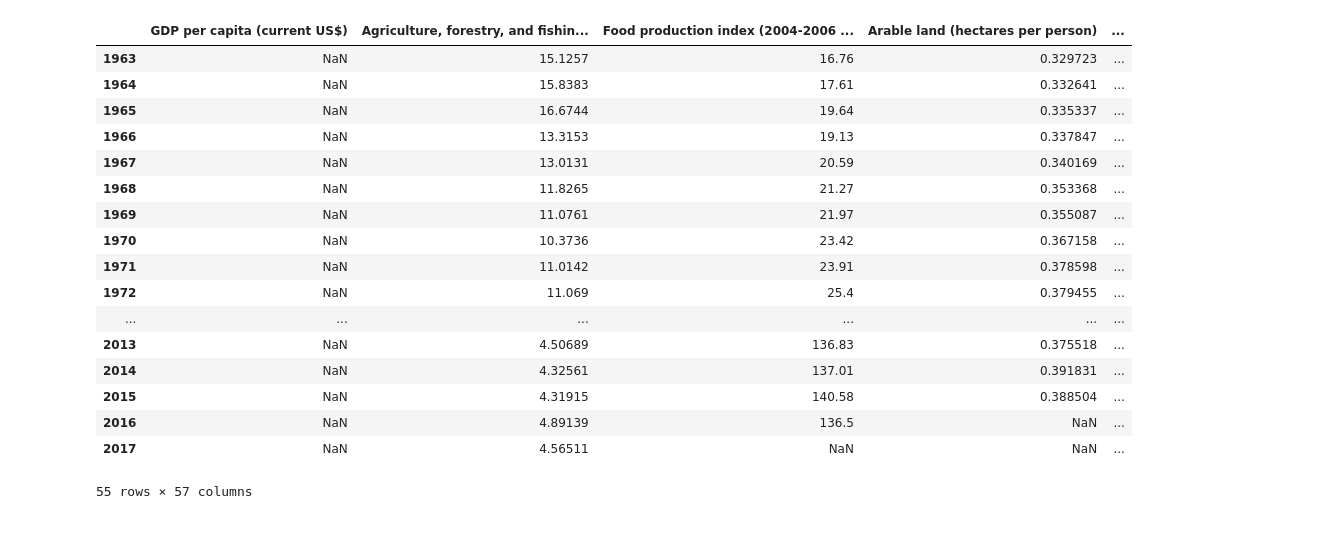
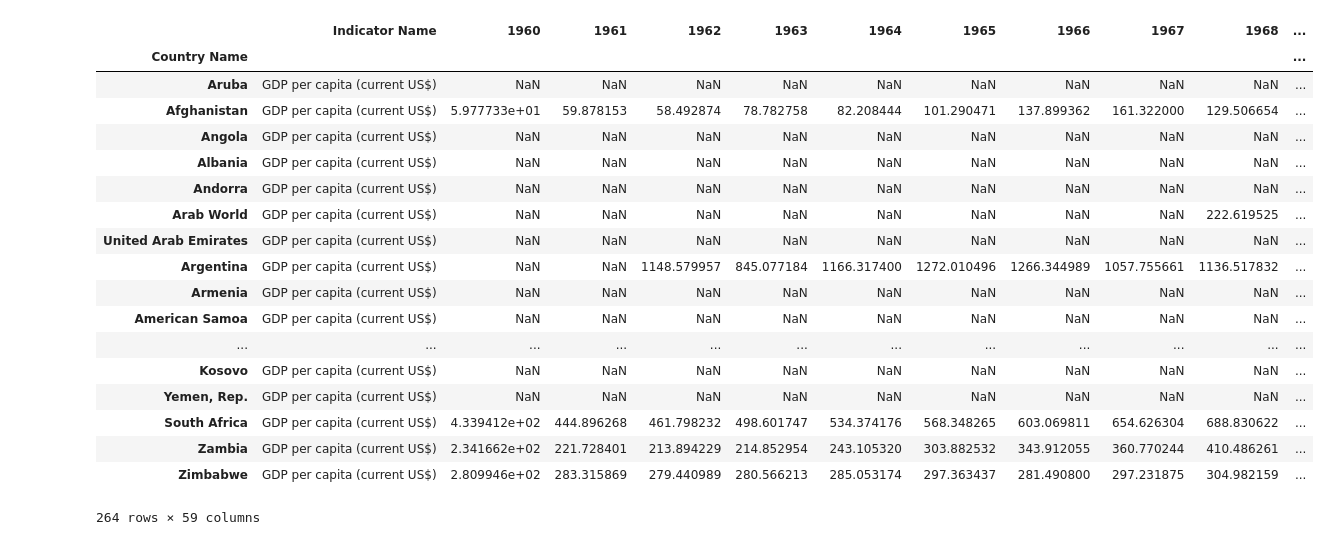
Before and after one commit to Kalysthos/P4DS-Homework, a Jupyter notebook: Teste.ipynb, the cells around one changed output. Drawn from its saved outputs; the diff is of its cells as text; code cells hidden in the pictures.

Commit message:
reparando analyze.py

```diff
--- a/Teste.ipynb
+++ b/Teste.ipynb
@@ -8,27 +8,28 @@ import plotly as ply
 import geopandas as geo
 import pandas as pd
 import numpy as np
-# %%
-analyze(data, "c-Brazil")
-# %% [output]
-|  | GDP per capita (current US$) | Agriculture, forestry, and fishin... | Food production index (2004-2006 ... | Arable land (hectares per person) | ... |
-| 1963 | NaN | 15.1257 | 16.76 | 0.329723 | ... |
-| 1964 | NaN | 15.8383 | 17.61 | 0.332641 | ... |
-| 1965 | NaN | 16.6744 | 19.64 | 0.335337 | ... |
-| 1966 | NaN | 13.3153 | 19.13 | 0.337847 | ... |
-| 1967 | NaN | 13.0131 | 20.59 | 0.340169 | ... |
-| 1968 | NaN | 11.8265 | 21.27 | 0.353368 | ... |
-| 1969 | NaN | 11.0761 | 21.97 | 0.355087 | ... |
-| 1970 | NaN | 10.3736 | 23.42 | 0.367158 | ... |
-| 1971 | NaN | 11.0142 | 23.91 | 0.378598 | ... |
-| 1972 | NaN | 11.069 | 25.4 | 0.379455 | ... |
-| ... | ... | ... | ... | ... | ... |
-| 2013 | NaN | 4.50689 | 136.83 | 0.375518 | ... |
-| 2014 | NaN | 4.32561 | 137.01 | 0.391831 | ... |
-| 2015 | NaN | 4.31915 | 140.58 | 0.388504 | ... |
-| 2016 | NaN | 4.89139 | 136.5 | NaN | ... |
-| 2017 | NaN | 4.56511 | NaN | NaN | ... |
-55 rows × 57 columns
+# %%
+data[0]
+# %% [output]
+|  | Indicator Name | 1960 | 1961 | 1962 | 1963 | 1964 | 1965 | 1966 | 1967 | 1968 | ... |
+| Country Name |  |  |  |  |  |  |  |  |  |  | ... |
+| Aruba | GDP per capita (current US$) | NaN | NaN | NaN | NaN | NaN | NaN | NaN | NaN | NaN | ... |
+| Afghanistan | GDP per capita (current US$) | 5.977733e+01 | 59.878153 | 58.492874 | 78.782758 | 82.208444 | 101.290471 | 137.899362 | 161.322000 | 129.506654 | ... |
+| Angola | GDP per capita (current US$) | NaN | NaN | NaN | NaN | NaN | NaN | NaN | NaN | NaN | ... |
+| Albania | GDP per capita (current US$) | NaN | NaN | NaN | NaN | NaN | NaN | NaN | NaN | NaN | ... |
+| Andorra | GDP per capita (current US$) | NaN | NaN | NaN | NaN | NaN | NaN | NaN | NaN | NaN | ... |
+| Arab World | GDP per capita (current US$) | NaN | NaN | NaN | NaN | NaN | NaN | NaN | NaN | 222.619525 | ... |
+| United Arab Emirates | GDP per capita (current US$) | NaN | NaN | NaN | NaN | NaN | NaN | NaN | NaN | NaN | ... |
+| Argentina | GDP per capita (current US$) | NaN | NaN | 1148.579957 | 845.077184 | 1166.317400 | 1272.010496 | 1266.344989 | 1057.755661 | 1136.517832 | ... |
+| Armenia | GDP per capita (current US$) | NaN | NaN | NaN | NaN | NaN | NaN | NaN | NaN | NaN | ... |
+| American Samoa | GDP per capita (current US$) | NaN | NaN | NaN | NaN | NaN | NaN | NaN | NaN | NaN | ... |
+| ... | ... | ... | ... | ... | ... | ... | ... | ... | ... | ... | ... |
+| Kosovo | GDP per capita (current US$) | NaN | NaN | NaN | NaN | NaN | NaN | NaN | NaN | NaN | ... |
+| Yemen, Rep. | GDP per capita (current US$) | NaN | NaN | NaN | NaN | NaN | NaN | NaN | NaN | NaN | ... |
+| South Africa | GDP per capita (current US$) | 4.339412e+02 | 444.896268 | 461.798232 | 498.601747 | 534.374176 | 568.348265 | 603.069811 | 654.626304 | 688.830622 | ... |
+| Zambia | GDP per capita (current US$) | 2.341662e+02 | 221.728401 | 213.894229 | 214.852954 | 243.105320 | 303.882532 | 343.912055 | 360.770244 | 410.486261 | ... |
+| Zimbabwe | GDP per capita (current US$) | 2.809946e+02 | 283.315869 | 279.440989 | 280.566213 | 285.053174 | 297.363437 | 281.490800 | 297.231875 | 304.982159 | ... |
+264 rows × 59 columns
 # %%
 analyze(data, "GDP per capita (current US$)")
 # %%
```
Also changed, not shown: 1 other file.
